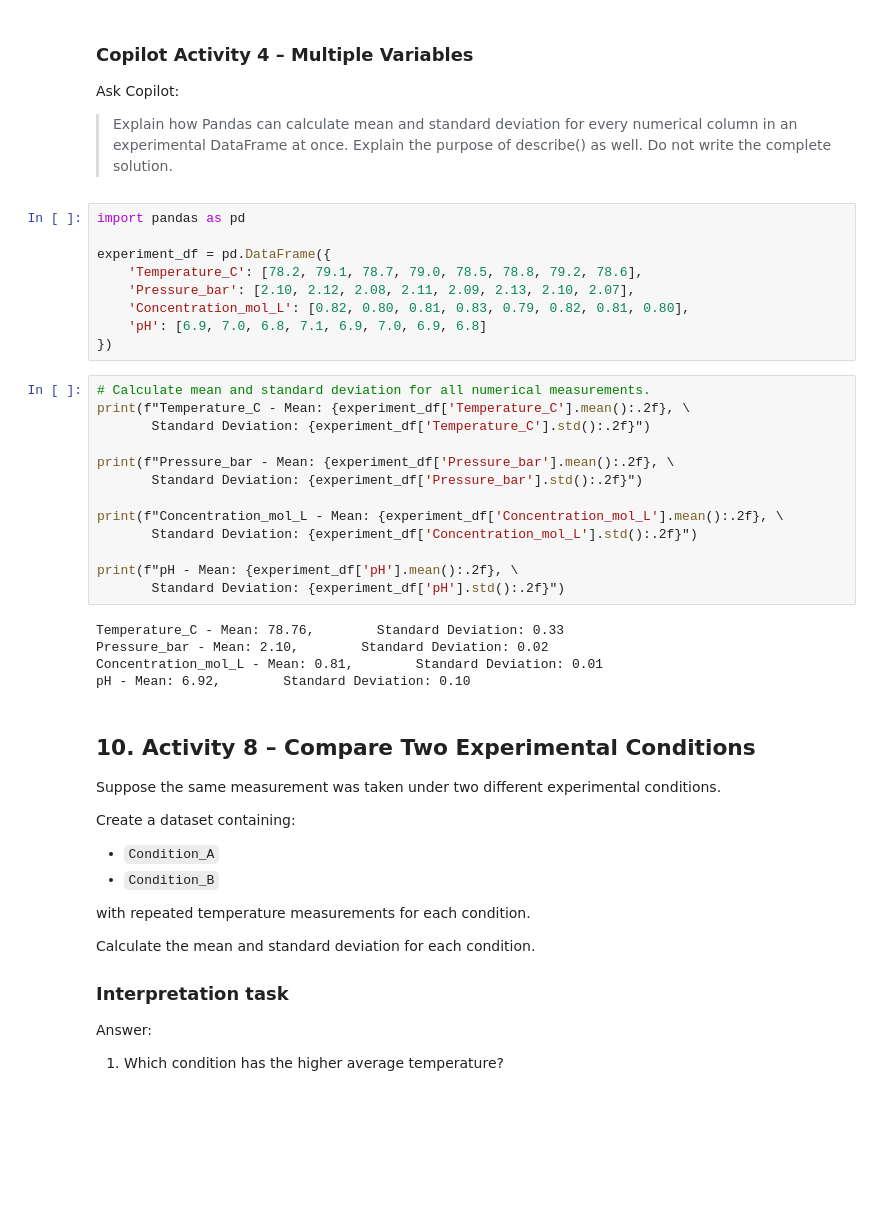
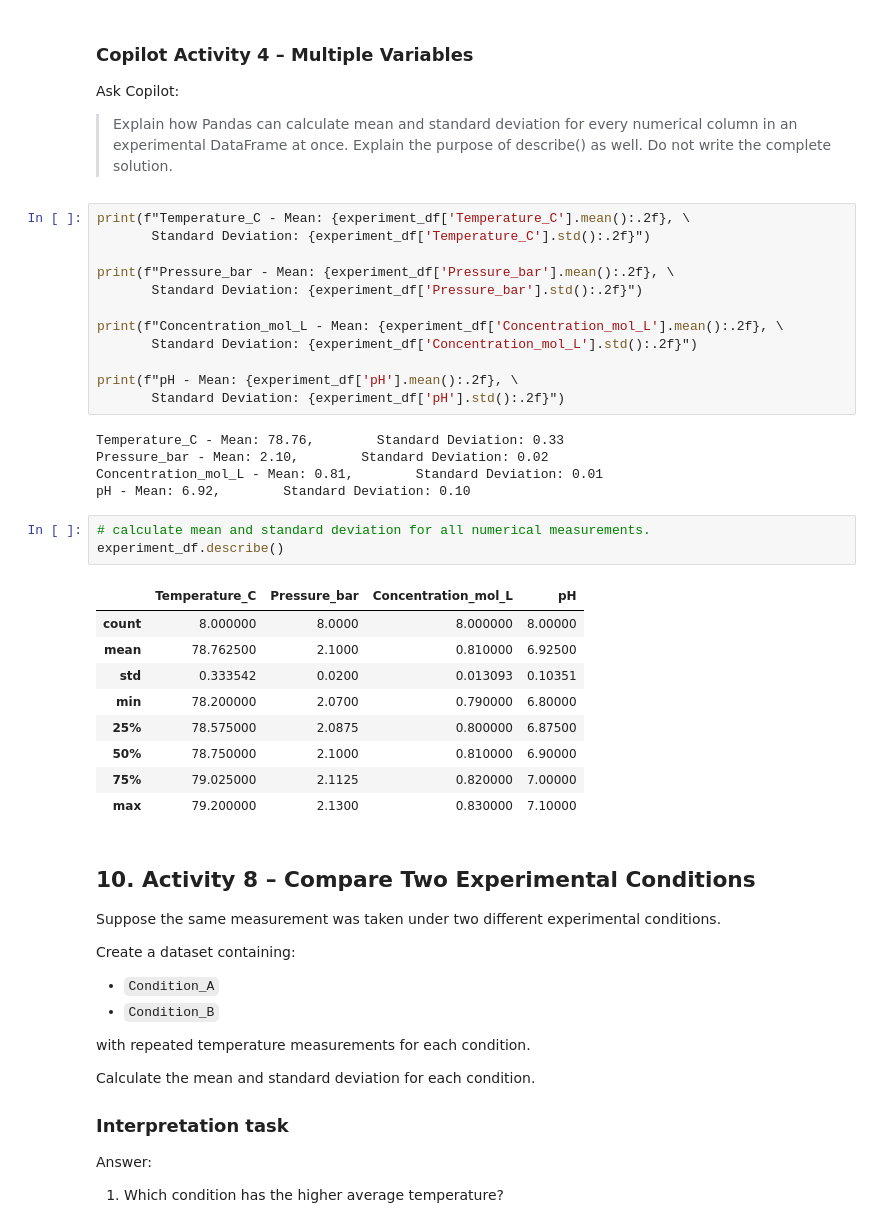
Before and after one commit to vishdahaghane2007-rgb/CP_Practical, a Jupyter notebook: Practical_09_Basic_Statistical_Analysis_Experimental_Measurements.ipynb, the cells around one changed output. Cells and saved outputs as stored; diff of their text form; blank space fills up the shorter version.

```diff
--- a/Practical_09_Basic_Statistical_Analysis_Experimental_Measurements.ipynb
+++ b/Practical_09_Basic_Statistical_Analysis_Experimental_Measurements.ipynb
@@ -303,17 +294,7 @@ experiment_df
 Ask Copilot:
 
 > Explain how Pandas can calculate mean and standard deviation for every numerical column in an experimental DataFrame at once. Explain the purpose of describe() as well. Do not write the complete solution.
-# %%
-import pandas as pd
-
-experiment_df = pd.DataFrame({
-    'Temperature_C': [78.2, 79.1, 78.7, 79.0, 78.5, 78.8, 79.2, 78.6],
-    'Pressure_bar': [2.10, 2.12, 2.08, 2.11, 2.09, 2.13, 2.10, 2.07],
-    'Concentration_mol_L': [0.82, 0.80, 0.81, 0.83, 0.79, 0.82, 0.81, 0.80],
-    'pH': [6.9, 7.0, 6.8, 7.1, 6.9, 7.0, 6.9, 6.8]
-})
 # %%
-# Calculate mean and standard deviation for all numerical measurements.
 print(f"Temperature_C - Mean: {experiment_df['Temperature_C'].mean():.2f}, \
        Standard Deviation: {experiment_df['Temperature_C'].std():.2f}")
 
@@ -330,6 +311,19 @@ Temperature_C - Mean: 78.76,        Standard Deviation: 0.33
 Pressure_bar - Mean: 2.10,        Standard Deviation: 0.02
 Concentration_mol_L - Mean: 0.81,        Standard Deviation: 0.01
 pH - Mean: 6.92,        Standard Deviation: 0.10
+# %%
+# calculate mean and standard deviation for all numerical measurements.
+experiment_df.describe()
+# %% [output]
+|  | Temperature_C | Pressure_bar | Concentration_mol_L | pH |
+| count | 8.000000 | 8.0000 | 8.000000 | 8.00000 |
+| mean | 78.762500 | 2.1000 | 0.810000 | 6.92500 |
+| std | 0.333542 | 0.0200 | 0.013093 | 0.10351 |
+| min | 78.200000 | 2.0700 | 0.790000 | 6.80000 |
+| 25% | 78.575000 | 2.0875 | 0.800000 | 6.87500 |
+| 50% | 78.750000 | 2.1000 | 0.810000 | 6.90000 |
+| 75% | 79.025000 | 2.1125 | 0.820000 | 7.00000 |
+| max | 79.200000 | 2.1300 | 0.830000 | 7.10000 |
 # %% [markdown]
 ## 10. Activity 8 – Compare Two Experimental Conditions
 
```
Also changed, not shown: parts of 5 cells of this notebook, 3 other files.
